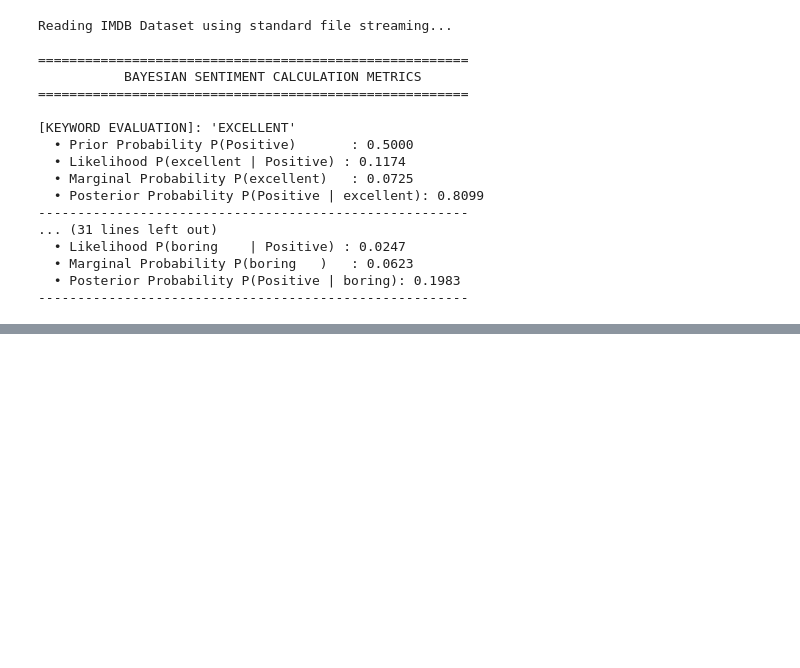
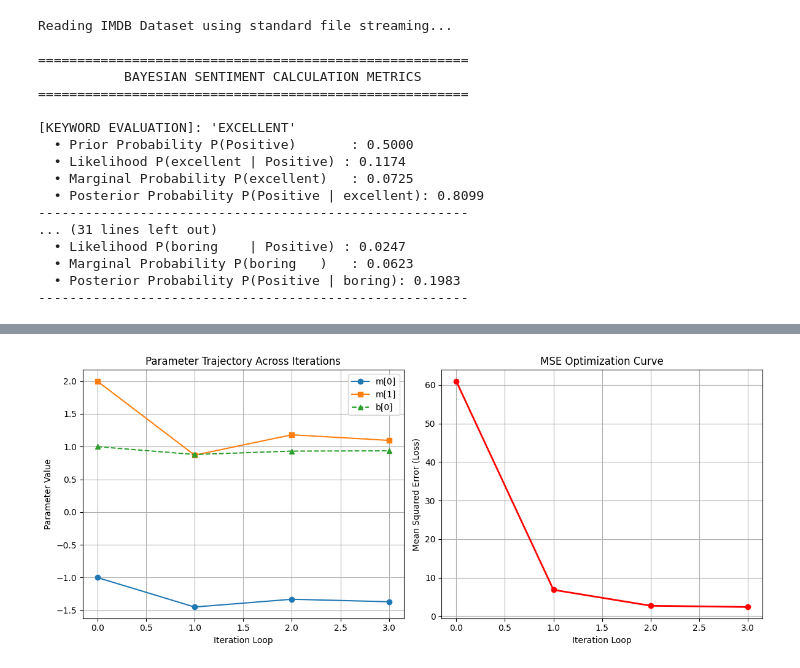
Before and after one commit to kimanzialu/MMLFormative-3-Group20, a Jupyter notebook: Formative_3_Group_20.ipynb, the cells around one changed output, grey strips where cells are left out. Cells and saved outputs as stored; diff of their text form; code cells hidden in the pictures; blank space fills up the shorter version.

Commit message:
Add gradient descent notebook and plots  Includes implementation of gradient descent algorithm and visualization plots for analysis.

```diff
--- a/Formative_3_Group_20.ipynb
+++ b/Formative_3_Group_20.ipynb
@@ -219,3 +219,93 @@ Reading IMDB Dataset using standard file streaming...
   • Marginal Probability P(boring   )   : 0.0623
   • Posterior Probability P(Positive | boring): 0.1983
 -------------------------------------------------------
+# %%
+import numpy as np
+import matplotlib.pyplot as plt
+
+# --- STEP 1: INITIAL PROBLEM DATA ---
+# Inputs (X): Two data points, each with 2 features
+X = np.array([[1.0, 3.0],
+              [4.0, 10.0]])
+
+# True targets (y)
+y = np.array([5.0, 6.0])
+
+# Starting parameters from the assignment
+m = np.array([-1.0, 2.0])
+b = np.array([1.0, 1.0])
+
+learning_rate = 0.01
+num_iterations = 4  # Matches the number of team members
+
+m_history = []
+b_history = []
+loss_history = []
+
+# --- STEP 2: SCIPY COMPLIANT DERIVATIVE FUNCTION ---
+def compute_derivative(func, x_val, epsilon=1e-5):
+    return (func(x_val + epsilon) - func(x_val - epsilon)) / (2 * epsilon)
+
+# --- STEP 3: OPTIMIZATION LOOP (THE SYSTEM IN MOTION) ---
+print("--- STARTING GRADIENT DESCENT OPTIMIZATION ---")
+
+for iteration in range(num_iterations):
+    # Save current states for tracking graphs
+    m_history.append(m.copy())
+    b_history.append(b.copy())
+
+    # 1. Prediction step using Matrix Multiplication (ŷ = Xm + b)
+    y_pred = np.dot(X, m) + b
+
+    # 2. Compute Mean Squared Error (MSE) Loss
+    error = y_pred - y
+    loss = np.mean(error ** 2)
+    loss_history.append(loss)
+
+    print(f"\nIteration {iteration + 1}:")
+    print(f"  Current m: {m}")
+    print(f"  Current b: {b}")
+    print(f"  Predictions (y_hat): {y_pred}")
+    print(f"  Current Loss (MSE): {loss:.4f}")
+
+    # 3. Calculate Gradients (Unabstracted Matrix Form)
+    # Gradient for m: (2/N) * X^T * error
+    grad_m = (2.0 / len(y)) * np.dot(X.T, error)
+
+    # Gradient for b: (2/N) * sum(error)
+    grad_b = (2.0 / len(y)) * np.array([np.sum(error), np.sum(error)])
+
+    # 4. Update parameters using our step rules
+    m = m - learning_rate * grad_m
+    b = b - learning_rate * grad_b
+
+print("\n--- OPTIMIZATION COMPLETE ---")
+print(f"Final Optimized m: {m}")
+print(f"Final Optimized b: {b}")
+
+plt.figure(figsize=(12, 5))
+
+# Plot 1: Parameter Tracking
+plt.subplot(1, 2, 1)
+m_history = np.array(m_history)
+b_history = np.array(b_history)
+plt.plot(m_history[:, 0], label='m[0]', marker='o')
+plt.plot(m_history[:, 1], label='m[1]', marker='s')
+plt.plot(b_history[:, 0], label='b[0]', marker='^', linestyle='--')
+plt.title('Parameter Trajectory Across Iterations')
+plt.xlabel('Iteration Loop')
+plt.ylabel('Parameter Value')
+plt.grid(True)
+plt.legend()
+
+# Plot 2: Error Reduction Curve
+plt.subplot(1, 2, 2)
+plt.plot(loss_history, color='red', marker='o', linewidth=2)
+plt.title('MSE Optimization Curve')
+plt.xlabel('Iteration Loop')
+plt.ylabel('Mean Squared Error (Loss)')
+plt.grid(True)
+
+plt.tight_layout()
+plt.show()
+# %% [output]
@@ -221,0 +329 @@ Reading IMDB Dataset using standard file streaming...
+[figure, added]
```
Also changed, not shown: parts of 1 cell of this notebook.
